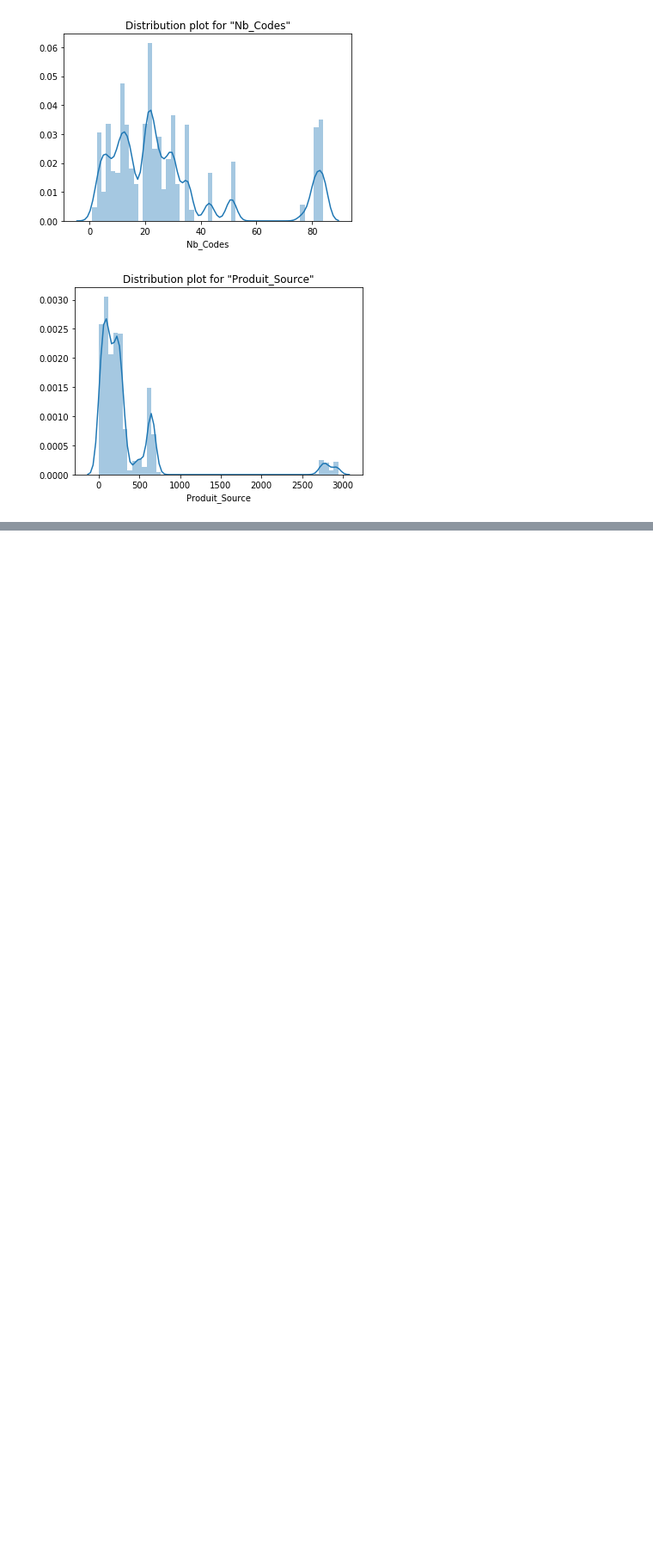
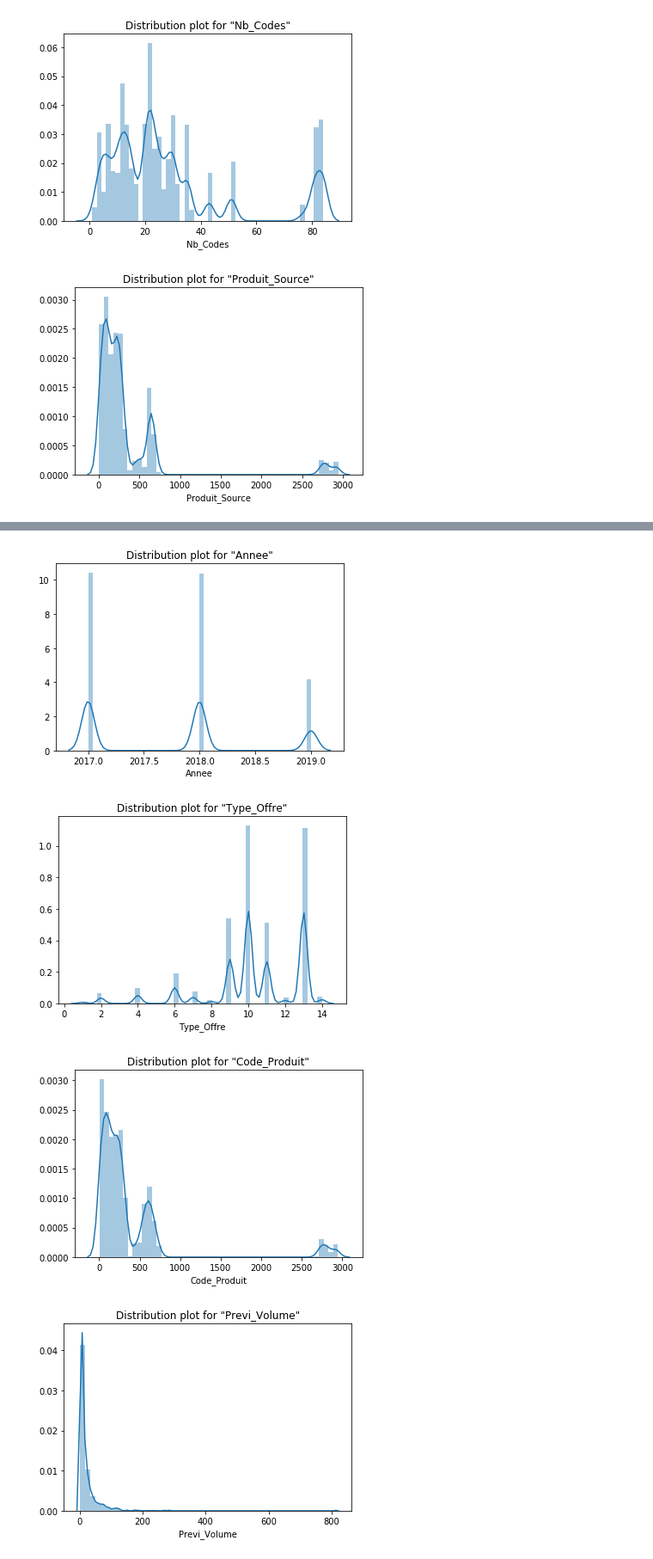
Before and after one commit to BOTTINYA/Precos_OSA, a Jupyter notebook: data/data visualisation.ipynb, the cells around one changed output, grey strips where cells are left out. Shown: that part at 86% size. Drawn from its saved outputs; the diff is of its cells as text; code cells hidden in the pictures; blank space fills up the shorter version.

```diff
--- a/data/data visualisation.ipynb
+++ b/data/data visualisation.ipynb
@@ -71,0 +93,21 @@ for i in feature_names:
+# %%
+skewness = pd.DataFrame({'Skew':df.skew().sort_values(ascending = False).head(3)})
+skewed_features = list(skewness.index)
+
+for i in skewed_features:
+    df[i+'²'] = df[i]**2    #On prend les features qui sont les plus skewed et on élève au carré pour normaliser le plus possible les valeurs
+# %%
+feature_names = list(df)
+
+df = df[df['Ventes'] <= 1000]
+df = df[df['Baseline_Magasin'] <=1000]
+
+for i in feature_names:
+    plt.title('Distribution plot for "'+i+'"')
+    sns.distplot(df[i], hist=True)
+    plt.show()
+# %% [output]
+[figure, added]
+[figure, added]
+[figure, added]
+[figure, added]
```
Also changed, not shown: parts of 2 cells of this notebook.
